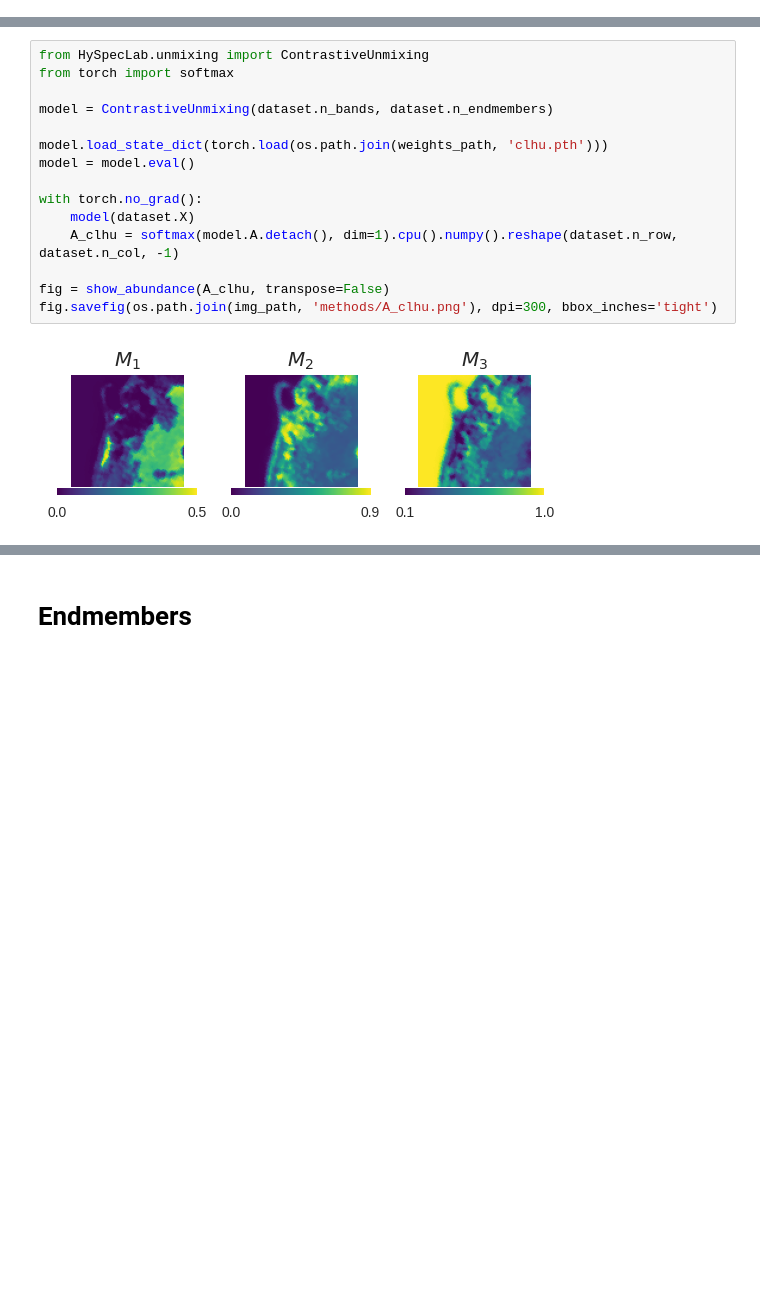
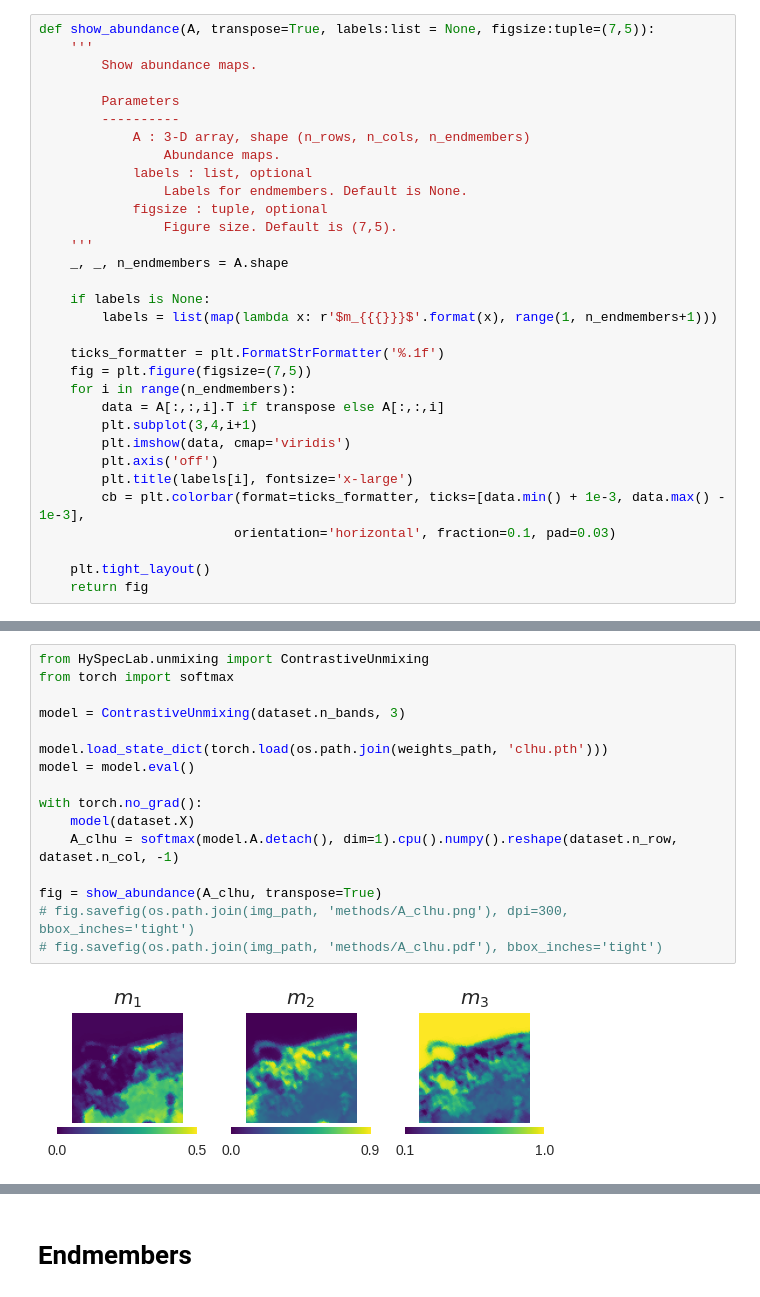
Before and after one commit to SolidusAbi/CLHU, a Jupyter notebook: notebooks/JasperRidge/images.ipynb, the cells around one changed output, grey strips where cells are left out. Saved outputs shown, nothing was run; the diff lists cells and outputs as text; blank space fills up the shorter version.

```diff
--- a/notebooks/JasperRidge/images.ipynb
+++ b/notebooks/JasperRidge/images.ipynb
@@ -37,0 +41,32 @@ fig.savefig(os.path.join(img_path, 'A_GT.png'), dpi=300, bbox_inches='tight')
+# %%
+def show_abundance(A, transpose=True, labels:list = None, figsize:tuple=(7,5)):
+    '''
+        Show abundance maps.
+
+        Parameters
+        ----------
+            A : 3-D array, shape (n_rows, n_cols, n_endmembers)
+                Abundance maps.
+            labels : list, optional
+                Labels for endmembers. Default is None.
+            figsize : tuple, optional
+                Figure size. Default is (7,5).
+    '''
+    _, _, n_endmembers = A.shape
+
+    if labels is None:
+        labels = list(map(lambda x: r'$m_{{{}}}$'.format(x), range(1, n_endmembers+1)))
+
+    ticks_formatter = plt.FormatStrFormatter('%.1f')
+    fig = plt.figure(figsize=(7,5))
+    for i in range(n_endmembers):
+        data = A[:,:,i].T if transpose else A[:,:,i]
+        plt.subplot(3,4,i+1)
+        plt.imshow(data, cmap='viridis')
+        plt.axis('off')
+        plt.title(labels[i], fontsize='x-large')
+        cb = plt.colorbar(format=ticks_formatter, ticks=[data.min() + 1e-3, data.max() - 1e-3],
+                         orientation='horizontal', fraction=0.1, pad=0.03)
+
+    plt.tight_layout()
+    return fig
@@ -38,20 +79,21 @@ fig.savefig(os.path.join(img_path, 'A_GT.png'), dpi=300, bbox_inches='tight')
 # %%
 from HySpecLab.unmixing import ContrastiveUnmixing
 from torch import softmax
 
-model = ContrastiveUnmixing(dataset.n_bands, dataset.n_endmembers)
+model = ContrastiveUnmixing(dataset.n_bands, 3)
 
 model.load_state_dict(torch.load(os.path.join(weights_path, 'clhu.pth')))
 model = model.eval()
 
 with torch.no_grad():
     model(dataset.X)
     A_clhu = softmax(model.A.detach(), dim=1).cpu().numpy().reshape(dataset.n_row, dataset.n_col, -1)
 
-fig = show_abundance(A_clhu, transpose=False)
-fig.savefig(os.path.join(img_path, 'methods/A_clhu.png'), dpi=300, bbox_inches='tight')
+fig = show_abundance(A_clhu, transpose=True)
+# fig.savefig(os.path.join(img_path, 'methods/A_clhu.png'), dpi=300, bbox_inches='tight')
+# fig.savefig(os.path.join(img_path, 'methods/A_clhu.pdf'), bbox_inches='tight')
 # %% [output]
-[figure, old version]
+[figure, new version]
 # %%
 data = sio.loadmat(os.path.join(result_path, 'matlab/result/FCLS.mat'))
 A_fcls = data['A_VCA'].T.reshape(dataset.n_col, dataset.n_row, -1)
```
Also changed, not shown: parts of 13 cells of this notebook, 10 other files.
